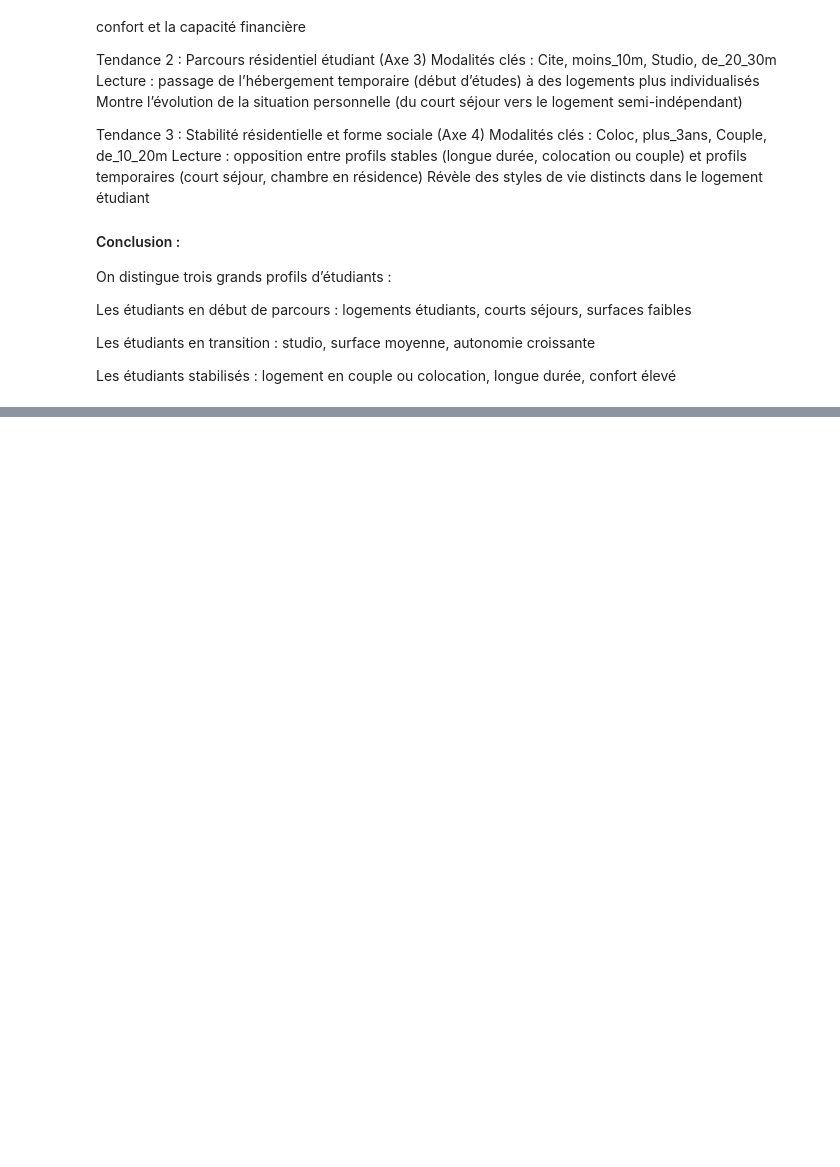
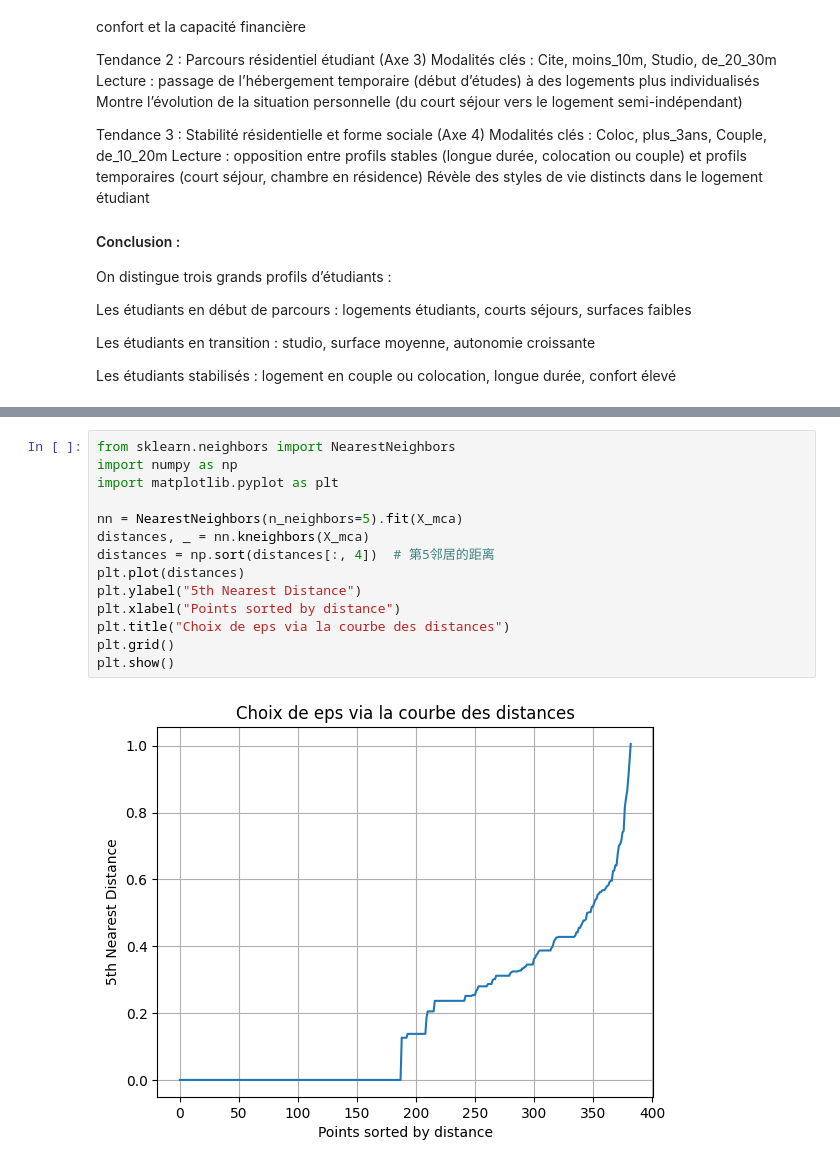
Before and after one commit to Nimoonest/-, a Jupyter notebook: Les étudiants et le logement.ipynb, the cells around one changed output, grey strips where cells are left out. Cells and saved outputs as stored; diff of their text form; blank space fills up the shorter version.

```diff
--- a/Les étudiants et le logement.ipynb
+++ b/Les étudiants et le logement.ipynb
@@ -549,0 +599,16 @@ Les étudiants stabilisés : logement en couple ou colocation, longue durée, co
+# %%
+from sklearn.neighbors import NearestNeighbors
+import numpy as np
+import matplotlib.pyplot as plt
+
+nn = NearestNeighbors(n_neighbors=5).fit(X_mca)
+distances, _ = nn.kneighbors(X_mca)
+distances = np.sort(distances[:, 4])  # 第5邻居的距离
+plt.plot(distances)
+plt.ylabel("5th Nearest Distance")
+plt.xlabel("Points sorted by distance")
+plt.title("Choix de eps via la courbe des distances")
+plt.grid()
+plt.show()
+# %% [output]
+[figure, added]
```
Also changed, not shown: parts of 29 cells of this notebook.
